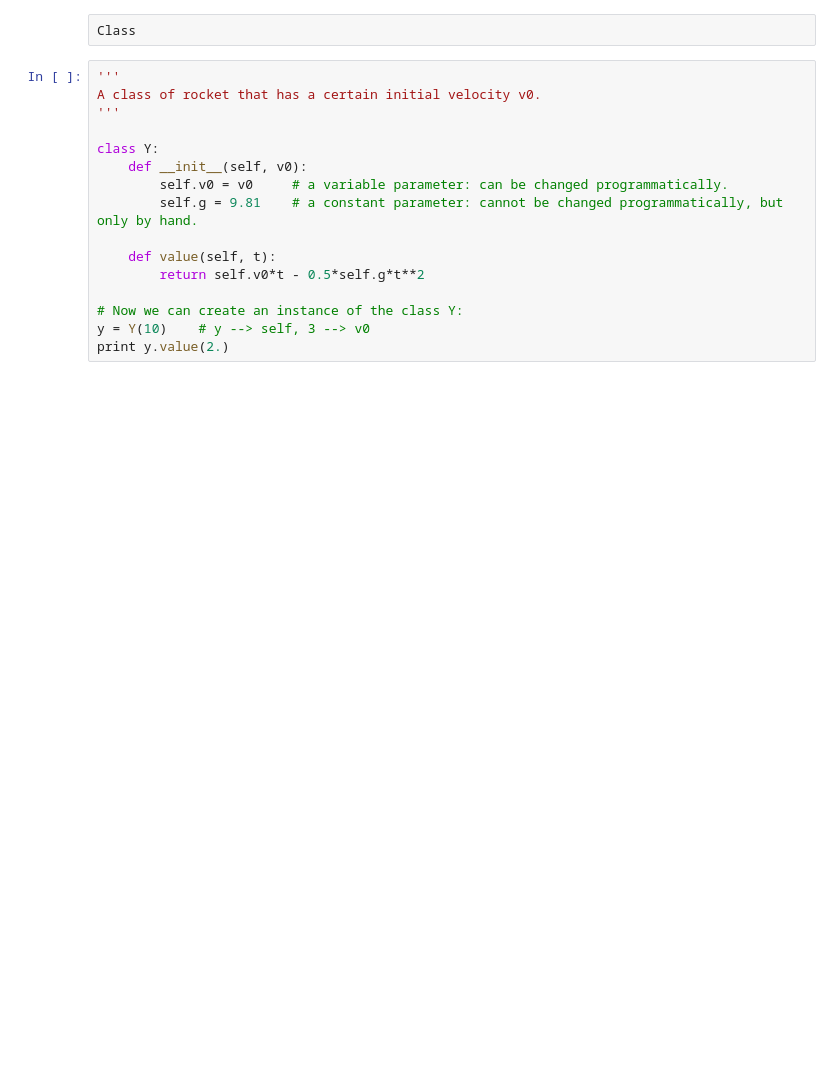
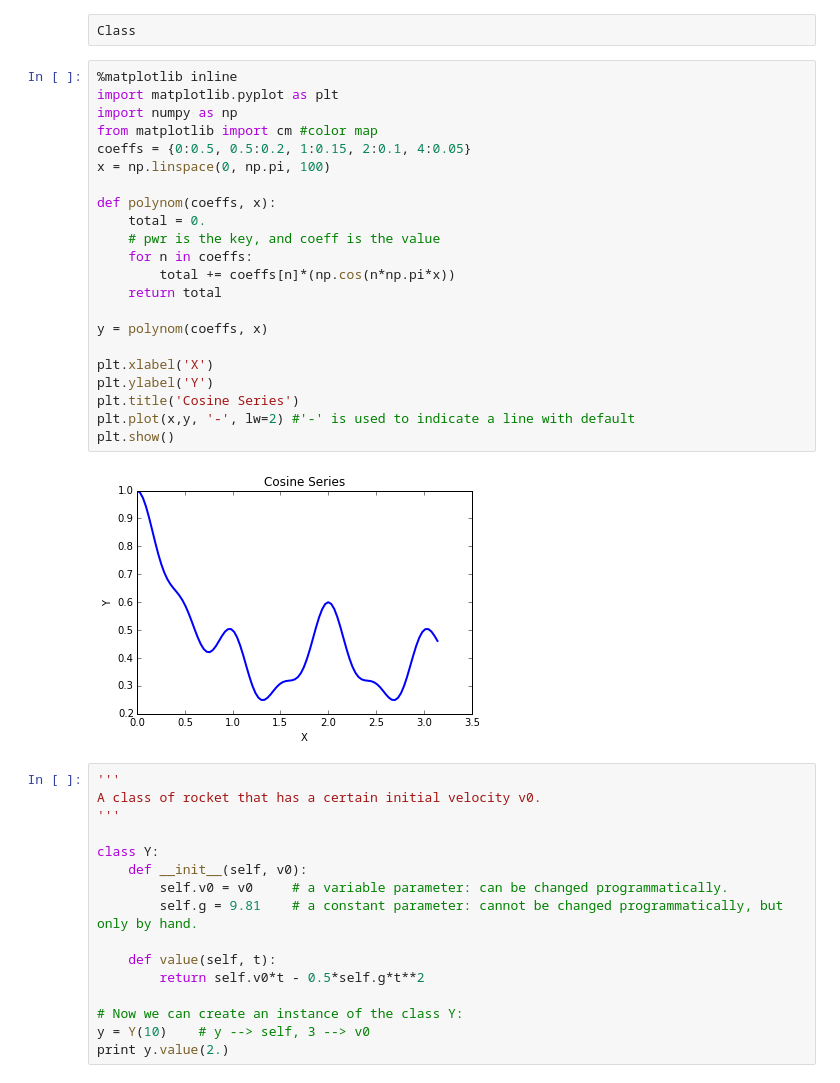
Before and after one commit to COMPPHYS-MDELROSARIO/comp-phys, a Jupyter notebook: comp-phys-wk5.ipynb, the cells around one changed output. Cells and saved outputs as stored; diff of their text form; blank space fills up the shorter version.

```diff
--- a/comp-phys-wk5.ipynb
+++ b/comp-phys-wk5.ipynb
@@ -116,6 +186,30 @@ y = 0.5 + 0.2cos(πx/2.) + 0.15cos(2πx/2.) + 0.1cos(4πx/2.) + 0.05cos(8πx/2.)
 Plot y vs. x as an inline plot
 # %% [raw]
 Class
+# %%
+%matplotlib inline
+import matplotlib.pyplot as plt
+import numpy as np
+from matplotlib import cm #color map
+coeffs = {0:0.5, 0.5:0.2, 1:0.15, 2:0.1, 4:0.05}
+x = np.linspace(0, np.pi, 100)
+
+def polynom(coeffs, x):
+    total = 0.
+    # pwr is the key, and coeff is the value
+    for n in coeffs:
+        total += coeffs[n]*(np.cos(n*np.pi*x))
+    return total
+
+y = polynom(coeffs, x)
+
+plt.xlabel('X')
+plt.ylabel('Y')
+plt.title('Cosine Series')
+plt.plot(x,y, '-', lw=2) #'-' is used to indicate a line with default
+plt.show()
+# %% [output]
+[figure, added]
 # %%
 '''
 A class of rocket that has a certain initial velocity v0.
```
Also changed, not shown: parts of 27 cells of this notebook.
